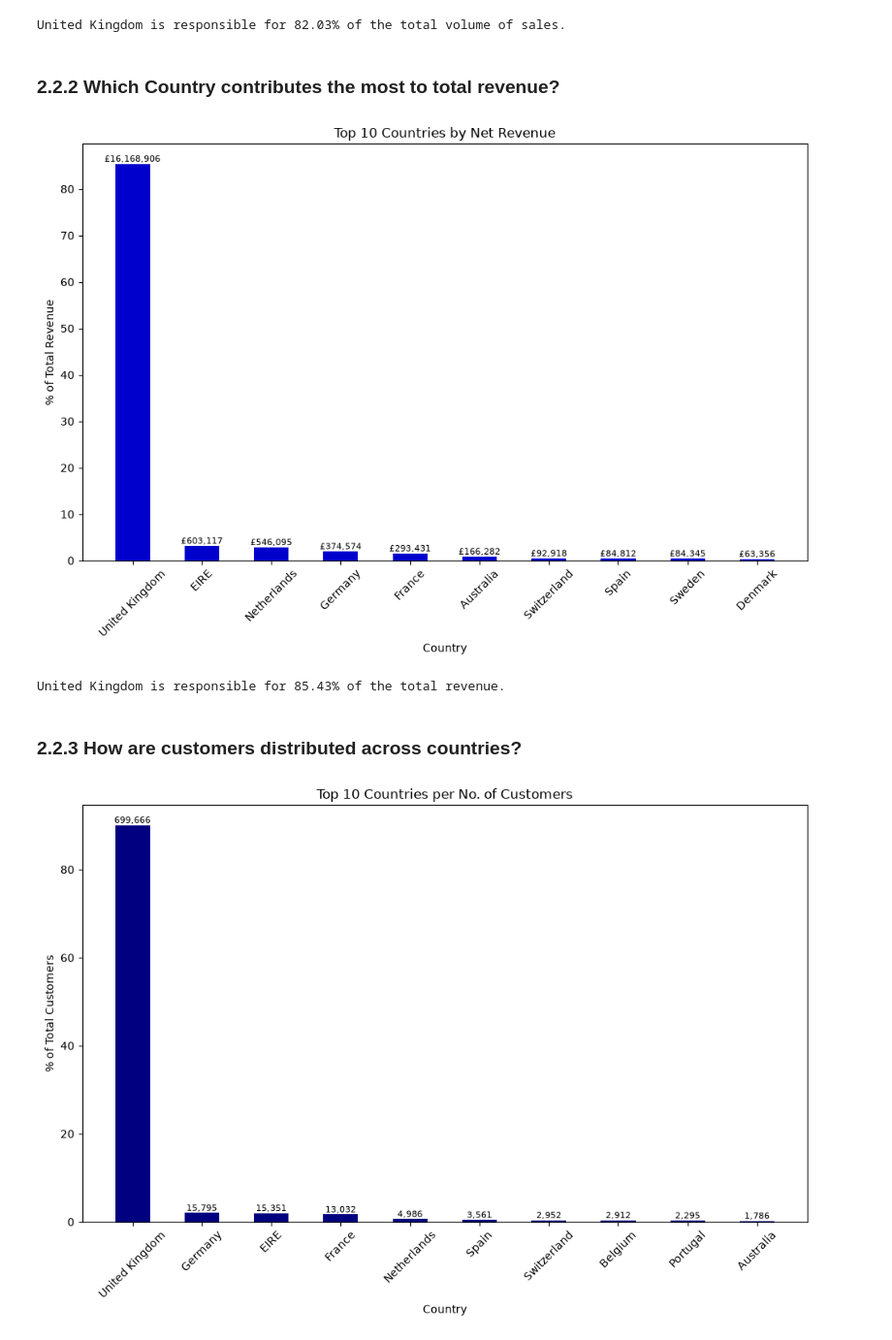
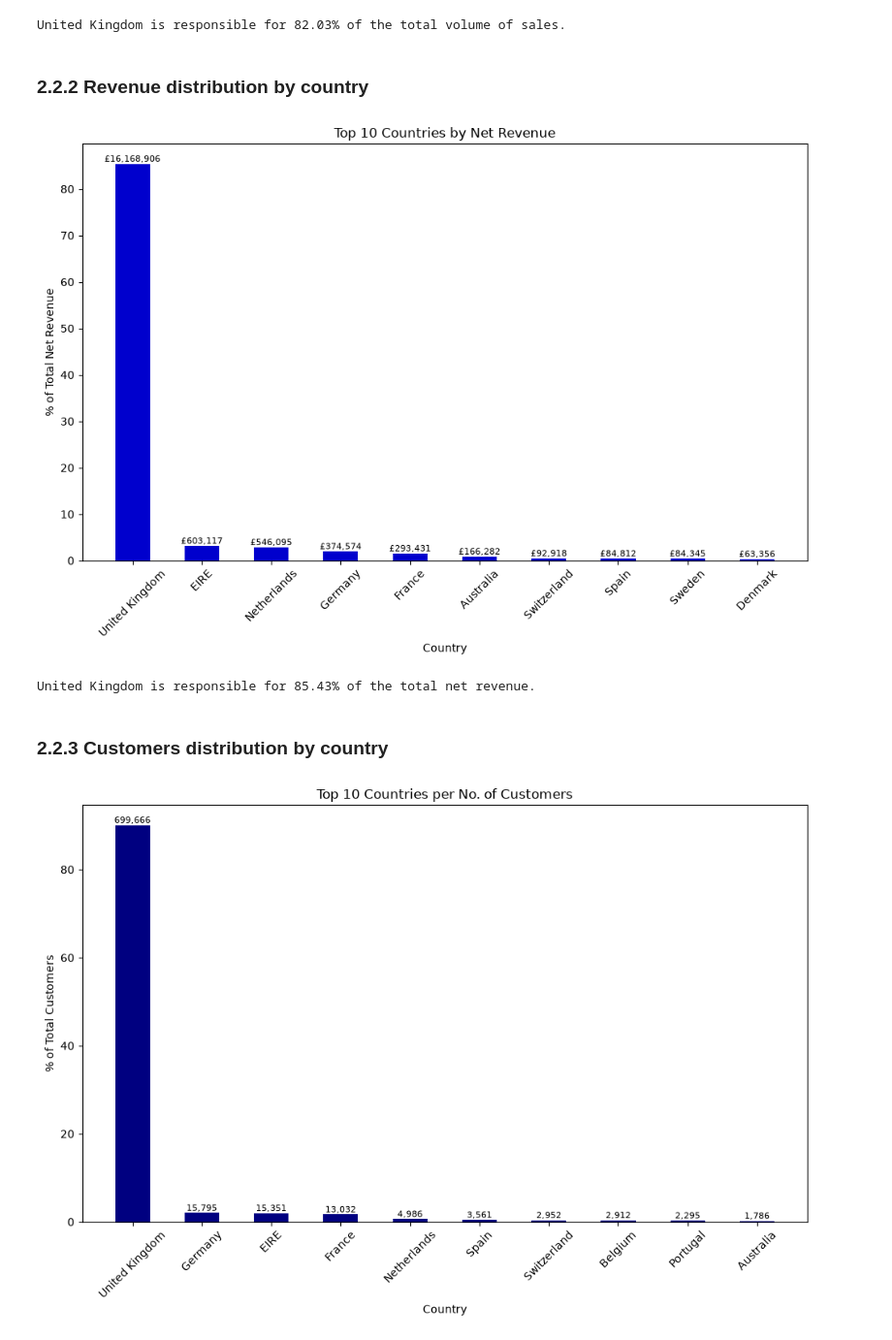
Before and after one commit to Sara-Munafo/retail-sales-analysis, a Jupyter notebook: notebooks/02_business_analysis.ipynb, the cells around one changed output. Shown at 97% size. Cells and saved outputs as stored; diff of their text form; code cells hidden in the pictures.

```diff
--- a/notebooks/02_business_analysis.ipynb
+++ b/notebooks/02_business_analysis.ipynb
@@ -231,7 +288,7 @@ print(f"United Kingdom is responsible for {uk_vol:.2f}% of the total volume of s
 # %% [output]
 United Kingdom is responsible for 82.03% of the total volume of sales.
 # %% [markdown]
-### 2.2.2 Which Country contributes the most to total revenue?
+### 2.2.2 Revenue distribution by country
 # %%
 q_country_net_rev = """
     SELECT SUM(Price*Quantity) AS revenue, Country
@@ -248,32 +305,32 @@ df_country_net_rev["revenue_pct"]=df_country_net_rev["revenue"]/(df_country_net_
 # %%
 fig, ax = plt.subplots(figsize=(10, 7))
 
 bars = ax.bar(df_country_net_rev["Country"][:10],
               df_country_net_rev["revenue_pct"][:10],
               width=0.5, color="mediumblue")
 
 for bar, val in zip(bars, df_country_net_rev["revenue"][:10]):
     ax.text(bar.get_x() + bar.get_width()/2,
             bar.get_height(),
             f'£{val:,.0f}',
             ha='center', va='bottom', fontsize=8)
 
 ax.set_xlabel("Country")
-ax.set_ylabel("% of Total Revenue")
+ax.set_ylabel("% of Total Net Revenue")
 ax.set_title("Top 10 Countries by Net Revenue")
 plt.xticks(rotation=45)
 plt.tight_layout()
 plt.show()
 # %% [output]
-[figure, old version]
+[figure, new version]
 # %%
 uk_rev = df_country_net_rev[df_country_net_rev["Country"]=="United Kingdom"]["revenue_pct"].item()
 
-print(f"United Kingdom is responsible for {uk_rev:.2f}% of the total revenue.")
+print(f"United Kingdom is responsible for {uk_rev:.2f}% of the total net revenue.")
 # %% [output]
-United Kingdom is responsible for 85.43% of the total revenue.
+United Kingdom is responsible for 85.43% of the total net revenue.
 # %% [markdown]
-### 2.2.3 How are customers distributed across countries?
+### 2.2.3 Customers distribution by country
 # %%
 q_cust_country = """
     SELECT COUNT(*) AS customers, Country
```
Also changed, not shown: parts of 71 cells of this notebook, 2 other files.
